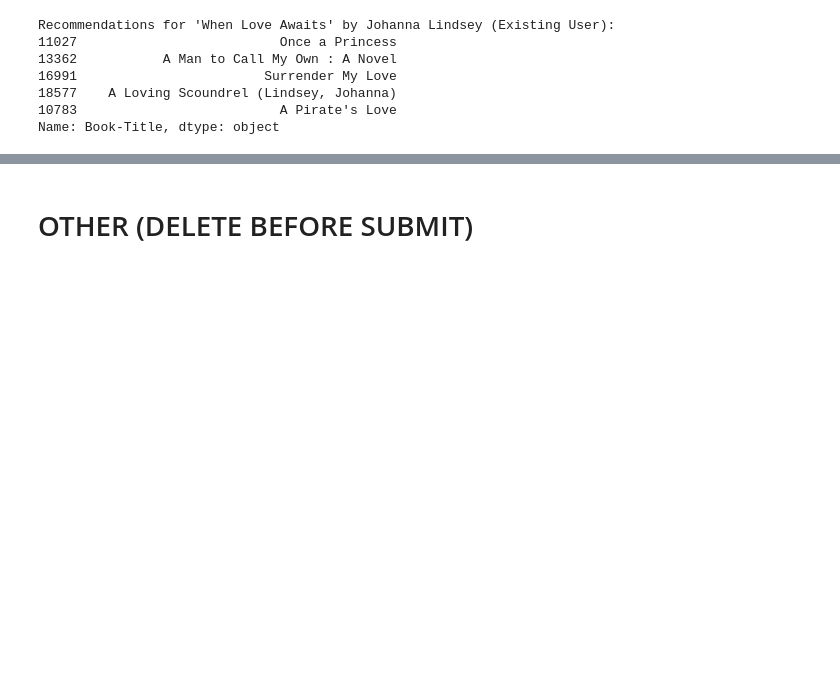
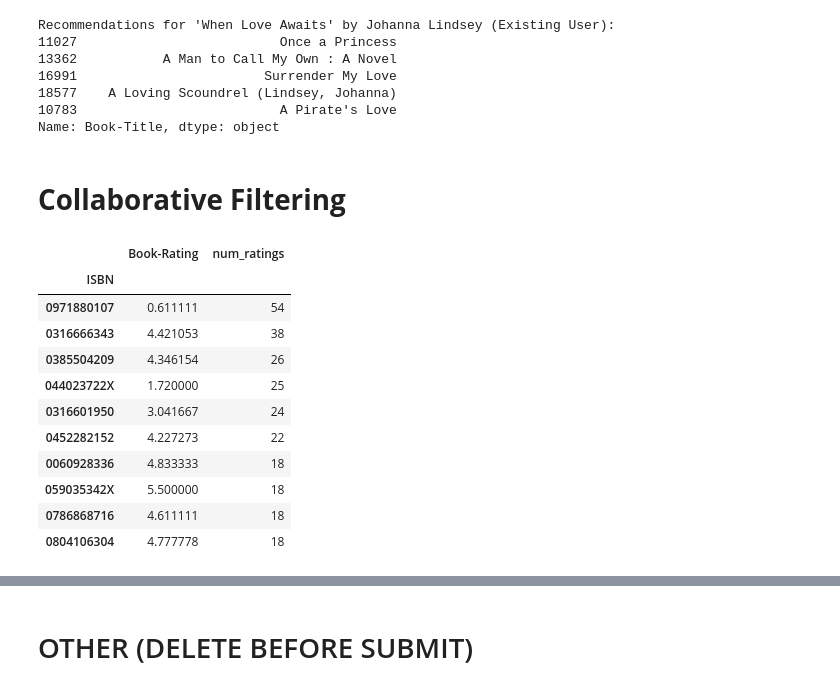
Before and after one commit to justin-medeiros/cp421-recommendation-project, a Jupyter notebook: rcmnd.ipynb, the cells around one changed output, grey strips where cells are left out. Drawn from its saved outputs; the diff is of its cells as text; code cells hidden in the pictures; blank space fills up the shorter version.

```diff
--- a/rcmnd.ipynb
+++ b/rcmnd.ipynb
@@ -217,3 +217,30 @@ Recommendations for 'When Love Awaits' by Johanna Lindsey (Existing User):
 18577    A Loving Scoundrel (Lindsey, Johanna)
 10783                          A Pirate's Love
 Name: Book-Title, dtype: object
+# %% [markdown]
+# **Collaborative Filtering**
+# %%
+
+
+ratings = pd.DataFrame(train_data.groupby('ISBN')['Book-Rating'].mean())
+
+ratings['num_ratings'] = pd.DataFrame(train_data.groupby('ISBN')['Book-Rating'].count())
+ratings.head()
+
+bookmat = train_data.pivot_table(index='User-ID', columns='ISBN', values='Book-Rating')
+bookmat.head()
+
+ratings.sort_values('num_ratings', ascending=False).head(10)
+# %% [output]
+|  | Book-Rating | num_ratings |
+| ISBN |  |  |
+| 0971880107 | 0.611111 | 54 |
+| 0316666343 | 4.421053 | 38 |
+| 0385504209 | 4.346154 | 26 |
+| 044023722X | 1.720000 | 25 |
+| 0316601950 | 3.041667 | 24 |
+| 0452282152 | 4.227273 | 22 |
+| 0060928336 | 4.833333 | 18 |
+| 059035342X | 5.500000 | 18 |
+| 0786868716 | 4.611111 | 18 |
+| 0804106304 | 4.777778 | 18 |
```
Also changed, not shown: parts of 4 cells of this notebook.
